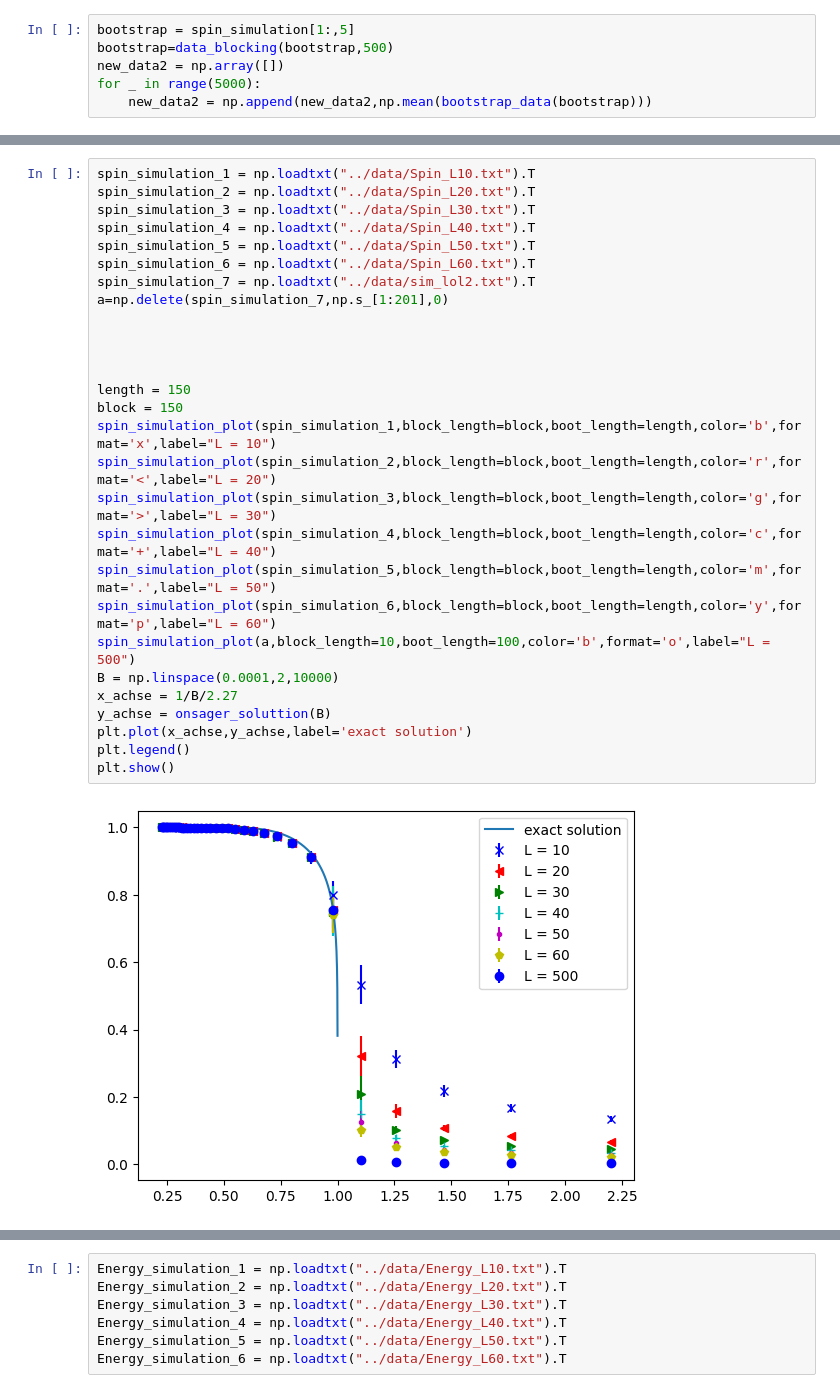
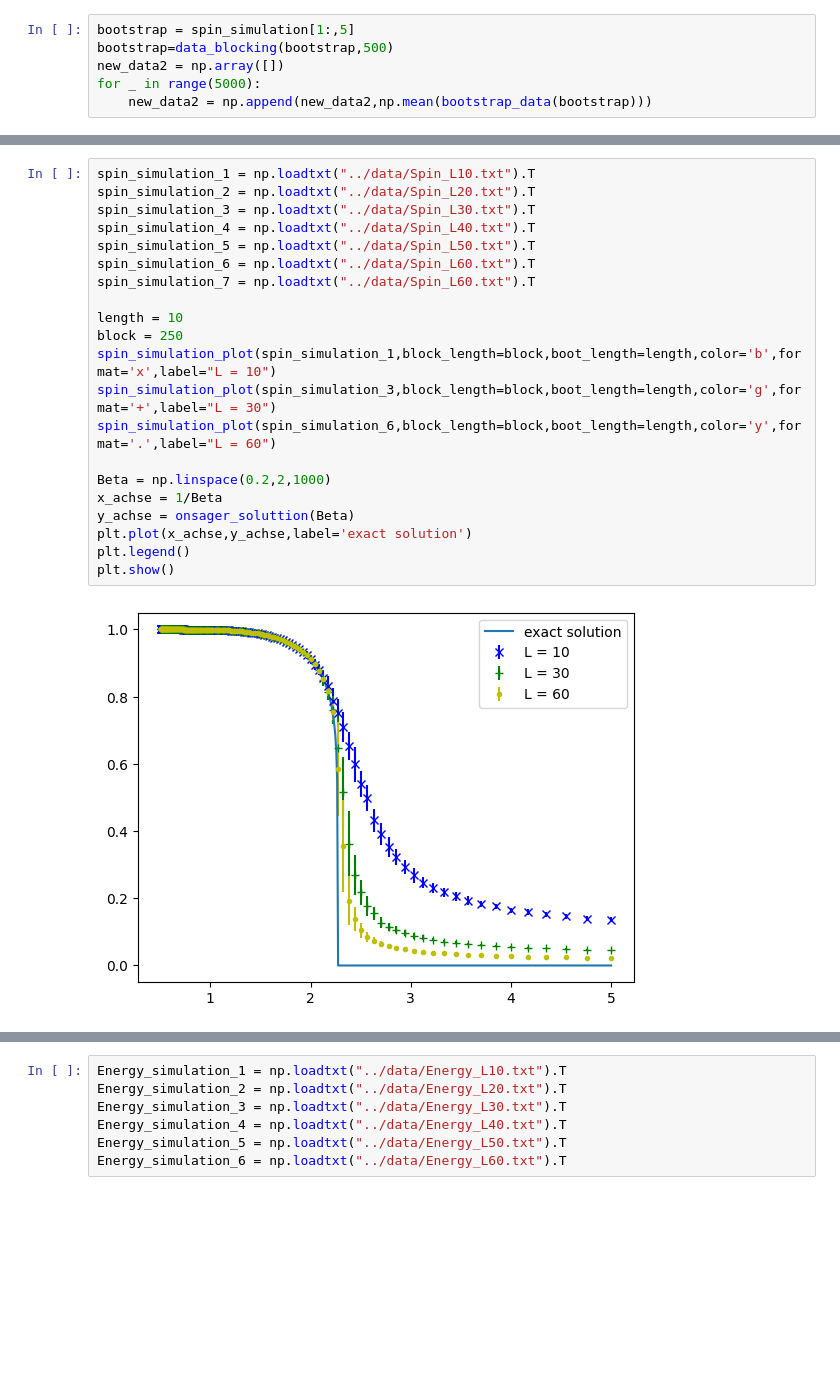
Before and after one commit to jenishadhikari221/Bachelorarbeit, a Jupyter notebook: main/analysis.ipynb, the cells around one changed output, grey strips where cells are left out. Drawn from its saved outputs; the diff is of its cells as text; blank space fills up the shorter version.

```diff
--- a/main/analysis.ipynb
+++ b/main/analysis.ipynb
@@ -293,31 +325,24 @@ def onsager_soluttion(B):
 # %%
 spin_simulation_1 = np.loadtxt("../data/Spin_L10.txt").T
 spin_simulation_2 = np.loadtxt("../data/Spin_L20.txt").T
 spin_simulation_3 = np.loadtxt("../data/Spin_L30.txt").T
 spin_simulation_4 = np.loadtxt("../data/Spin_L40.txt").T
 spin_simulation_5 = np.loadtxt("../data/Spin_L50.txt").T
 spin_simulation_6 = np.loadtxt("../data/Spin_L60.txt").T
-spin_simulation_7 = np.loadtxt("../data/sim_lol2.txt").T
-a=np.delete(spin_simulation_7,np.s_[1:201],0)
+spin_simulation_7 = np.loadtxt("../data/Spin_L60.txt").T
 
+length = 10
+block = 250
+spin_simulation_plot(spin_simulation_1,block_length=block,boot_length=length,color='b',format='x',label="L = 10")
+spin_simulation_plot(spin_simulation_3,block_length=block,boot_length=length,color='g',format='+',label="L = 30")
+spin_simulation_plot(spin_simulation_6,block_length=block,boot_length=length,color='y',format='.',label="L = 60")
 
-
-
-length = 150
-block = 150
-spin_simulation_plot(spin_simulation_1,block_length=block,boot_length=length,color='b',format='x',label="L = 10")
-spin_simulation_plot(spin_simulation_2,block_length=block,boot_length=length,color='r',format='<',label="L = 20")
-spin_simulation_plot(spin_simulation_3,block_length=block,boot_length=length,color='g',format='>',label="L = 30")
-spin_simulation_plot(spin_simulation_4,block_length=block,boot_length=length,color='c',format='+',label="L = 40")
-spin_simulation_plot(spin_simulation_5,block_length=block,boot_length=length,color='m',format='.',label="L = 50")
-spin_simulation_plot(spin_simulation_6,block_length=block,boot_length=length,color='y',format='p',label="L = 60")
-spin_simulation_plot(a,block_length=10,boot_length=100,color='b',format='o',label="L = 500")
-B = np.linspace(0.0001,2,10000)
-x_achse = 1/B/2.27
-y_achse = onsager_soluttion(B)
+Beta = np.linspace(0.2,2,1000)
+x_achse = 1/Beta
+y_achse = onsager_soluttion(Beta)
 plt.plot(x_achse,y_achse,label='exact solution')
 plt.legend()
 plt.show()
 # %% [output]
-[figure, old version]
+[figure, new version]
 # %%
```
Also changed, not shown: parts of 39 cells of this notebook, 43 other files.
